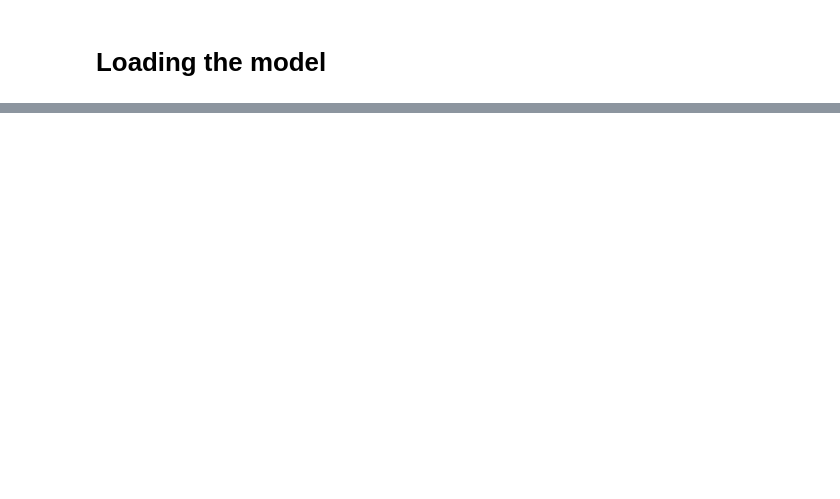
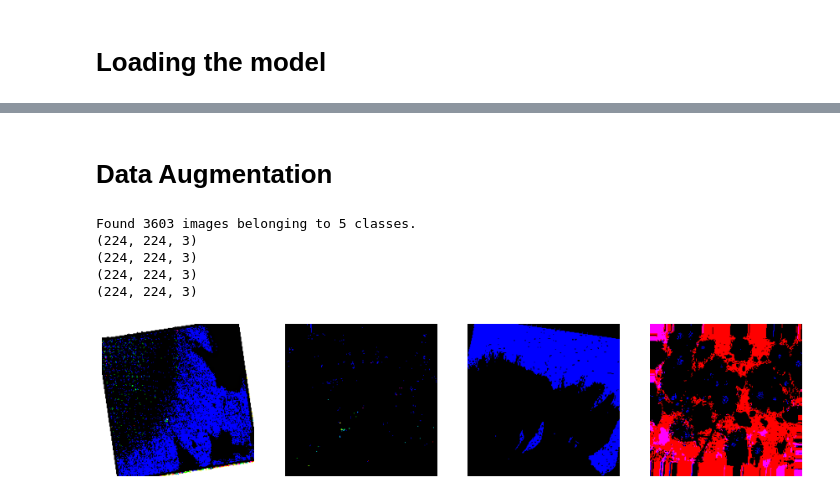
Before and after one commit to Dalibaba/ImageClassification, a Jupyter notebook: ImageClassification.ipynb, the cells around one changed output, grey strips where cells are left out. Saved outputs shown, nothing was run; the diff lists cells and outputs as text; code cells hidden in the pictures; blank space fills up the shorter version.

```diff
--- a/ImageClassification.ipynb
+++ b/ImageClassification.ipynb
@@ -48,2 +68,7 @@ TESET DATA
 # %% [markdown]
 # Loading the model
+# %%
+IMAGE_HEIGHT = 224
+IMAGE_WIDTH = 224
+MODEL = MobileNetV2(include_top=False, weights='imagenet',input_shape=(IMAGE_HEIGHT,IMAGE_WIDTH,3), pooling="avg")
+MODEL.summary()
@@ -49,0 +126,2 @@ TESET DATA
+# %% [markdown]
+# Data Augmentation
@@ -49,0 +130,47 @@ TESET DATA
+# %%
+# define data augmentations
+train_datagenerator = ImageDataGenerator(
+        rotation_range=10, # rotation
+        zoom_range=0.2, # zoom
+        horizontal_flip=True, # horizontal flip
+        brightness_range=[0.8,1.2],
+        fill_mode="nearest",
+        preprocessing_function=preprocess_input)
+# Note that the validation data should not be augmented!
+val_datagenerator = ImageDataGenerator(preprocessing_function=preprocess_input)
+
+# TEST DATA GENERATOR
+test_datagenerator = ImageDataGenerator(preprocessing_function=preprocess_input)
+# %%
+# augment data
+
+train_generator = train_datagenerator.flow_from_directory(
+                  directory=TRAIN_IMAGE_DIRECTORY,
+                  target_size=(IMAGE_WIDTH, IMAGE_HEIGHT), # resize to this size
+                  color_mode="rgb", # for coloured images
+                  batch_size=1, # number of images to extract from folder for every batch
+                  class_mode="categorical", # classes to predict
+                  seed=2020 # to make the result reproducible
+                  )
+
+fig, ax = plt.subplots(nrows=1, ncols=4, figsize=(15,15))
+
+for i in range(4):
+
+  # convert to unsigned integers for plotting
+  image = next(train_generator)[0].astype('uint8')
+
+  # changing size from (1, 200, 200, 3) to (200, 200, 3) for plotting the image
+  image = np.squeeze(image)
+  print(image.shape)
+
+  # plot raw pixel data
+  ax[i].imshow(image)
+  ax[i].axis('off')
+# %% [output]
+Found 3603 images belonging to 5 classes.
+(224, 224, 3)
+(224, 224, 3)
+(224, 224, 3)
+(224, 224, 3)
+[figure, added]
```
Also changed, not shown: parts of 17 cells of this notebook.
